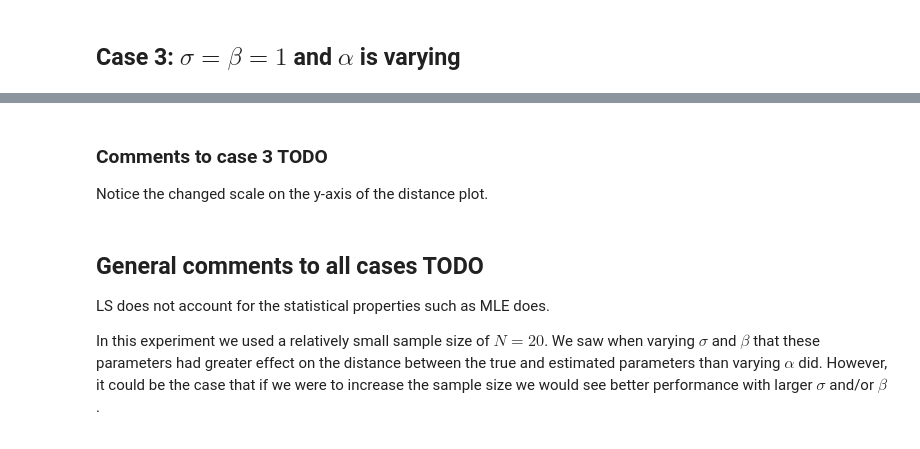
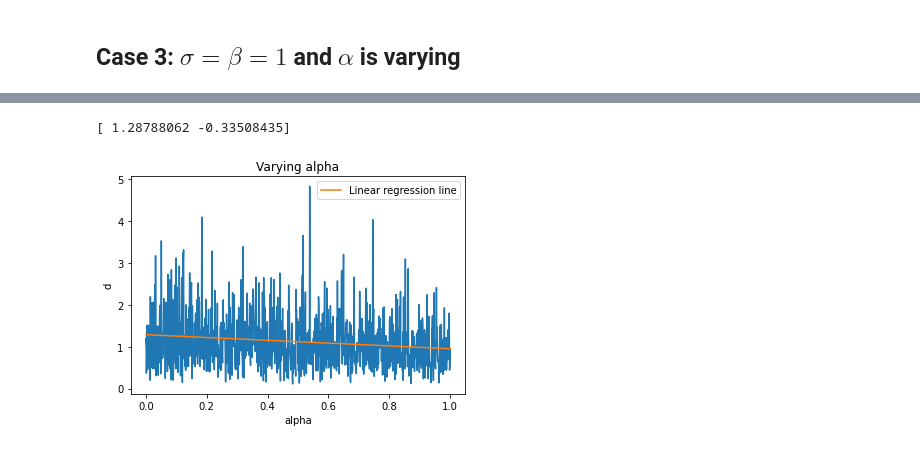
Before and after one commit to eirikff/TTK4260-Multivariat-datamodellering, a Jupyter notebook: 1-assignment/assignment1.ipynb, the cells around one changed output, grey strips where cells are left out. Cells and saved outputs as stored; diff of their text form; code cells hidden in the pictures.

```diff
--- a/1-assignment/assignment1.ipynb
+++ b/1-assignment/assignment1.ipynb
@@ -335,9 +282,8 @@ lp = LaplaceParams(0, 1)
 
 # Add noise to the generated data points - thus simulating measurement
 ls_data = []
-for alpha in [0.1, 0.3, 0.5, 0.7, 0.9]:
-    np.random.seed(0)
-    noise = generate_noise(N, magnitude, alpha, gp, lp)
+for alpha in np.linspace(0,1,1000):
+    noise = generate_noise(N, magnitude, alpha, gp, lp, seed=None)
     y = y_true + noise
 
     ls_params = least_square(u, y, n_params)
@@ -385,10 +292,22 @@ Euclidean distance d for different alphas:
-# %% [markdown]
-### Comments to case 3 TODO
-
-Notice the changed scale on the y-axis of the distance plot.
-# %% [markdown]
-## General comments to all cases TODO
-
-LS does not account for the statistical properties such as MLE does.
-
-In this experiment we used a relatively small sample size of $N = 20$. We saw when varying $\sigma$ and $\beta$ that these parameters had greater effect on the distance between the true and estimated parameters than varying $\alpha$ did. However, it could be the case that if we were to increase the sample size we would see better performance with larger $\sigma$ and/or $\beta$.
+# %%
+# Plot
+alphas, ds = [], []
+for alpha, _, _, d in ls_data:
+    alphas.append(alpha)
+    ds.append(d)
+
+alphas = np.array(alphas)
+lin_reg_line = least_square(alphas, np.array(ds), 2)
+print(lin_reg_line)
+
+plt.figure()
+plt.plot(alphas, ds)
+plt.plot(alphas, arbitrary_poly(lin_reg_line)(alphas), label="Linear regression line")
+plt.xlabel("alpha")
+plt.ylabel("d")
+plt.title("Varying alpha")
+plt.legend()
+plt.show()
+# %% [output]
+[ 1.28788062 -0.33508435]
+[figure, added]
```
Also changed, not shown: parts of 18 cells of this notebook, 1 other file.
